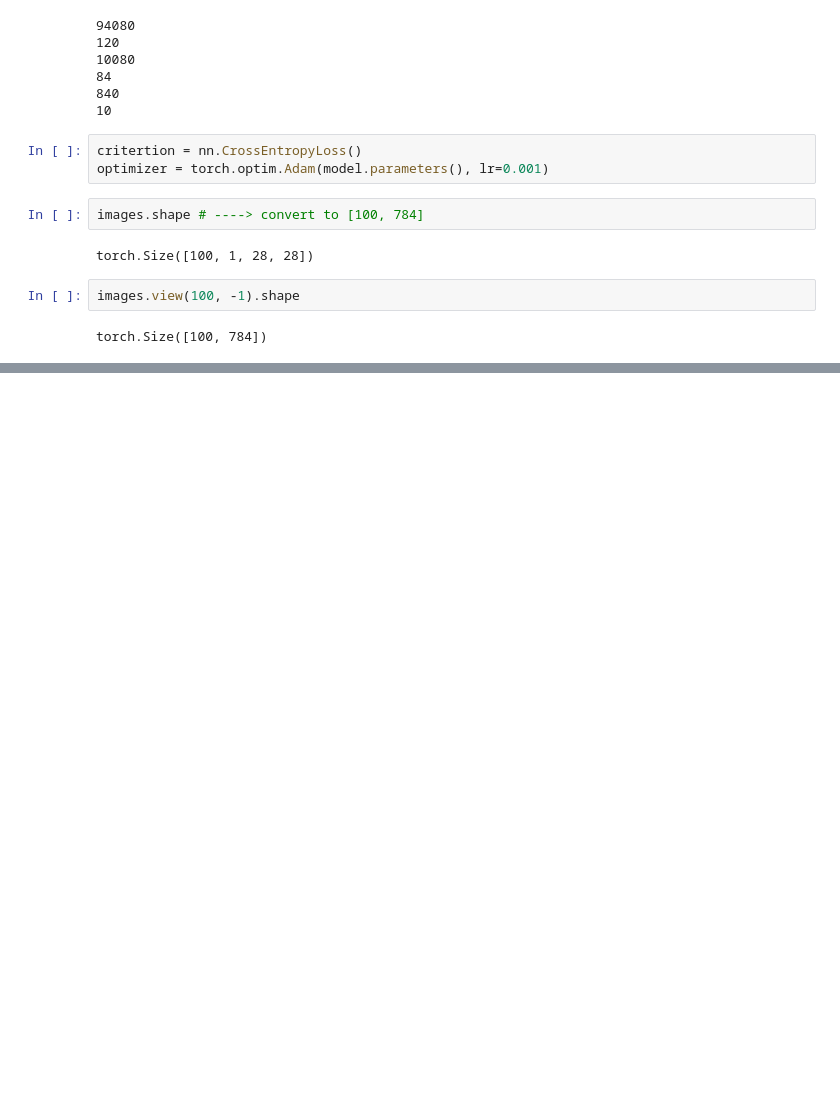
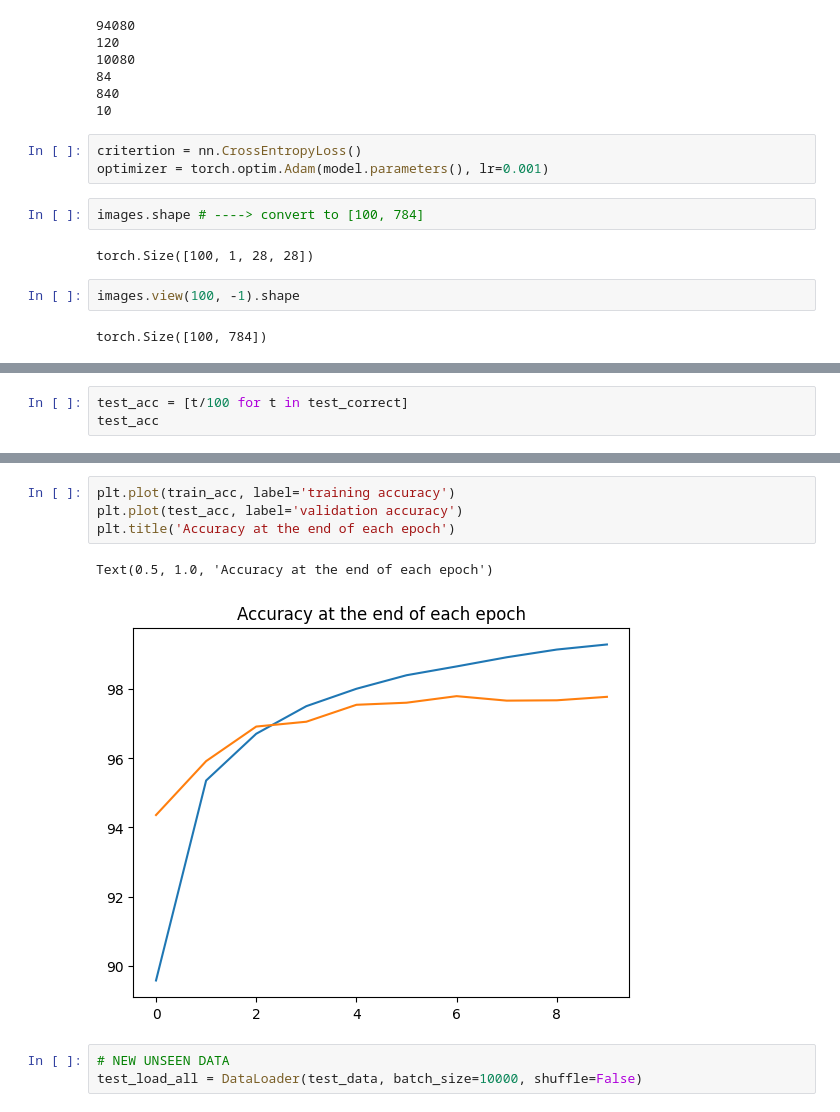
Before and after one commit to jonhealy1/ai-engineering, a Jupyter notebook: pytorch-for-deep-learning/56-ann_mnist.ipynb, the cells around one changed output, grey strips where cells are left out. Drawn from its saved outputs; the diff is of its cells as text; blank space fills up the shorter version.

```diff
--- a/pytorch-for-deep-learning/56-ann_mnist.ipynb
+++ b/pytorch-for-deep-learning/56-ann_mnist.ipynb
@@ -189,0 +213,3 @@ Duration: 23 seconds
+# %%
+test_acc = [t/100 for t in test_correct]
+test_acc
@@ -189,0 +227,10 @@ Duration: 23 seconds
+# %%
+plt.plot(train_acc, label='training accuracy')
+plt.plot(test_acc, label='validation accuracy')
+plt.title('Accuracy at the end of each epoch')
+# %% [output]
+Text(0.5, 1.0, 'Accuracy at the end of each epoch')
+[figure, added]
+# %%
+# NEW UNSEEN DATA
+test_load_all = DataLoader(test_data, batch_size=10000, shuffle=False)
```
Also changed, not shown: parts of 6 cells of this notebook.
